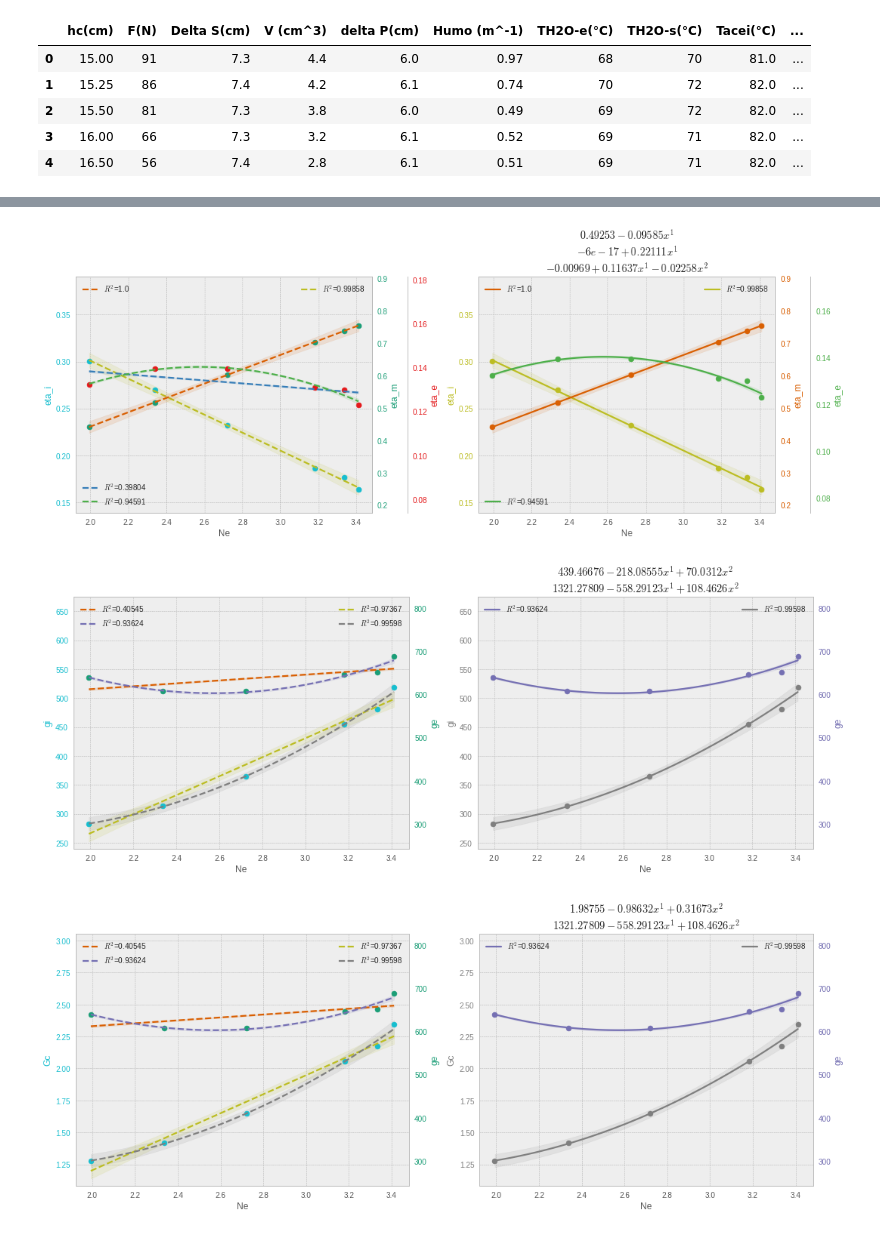
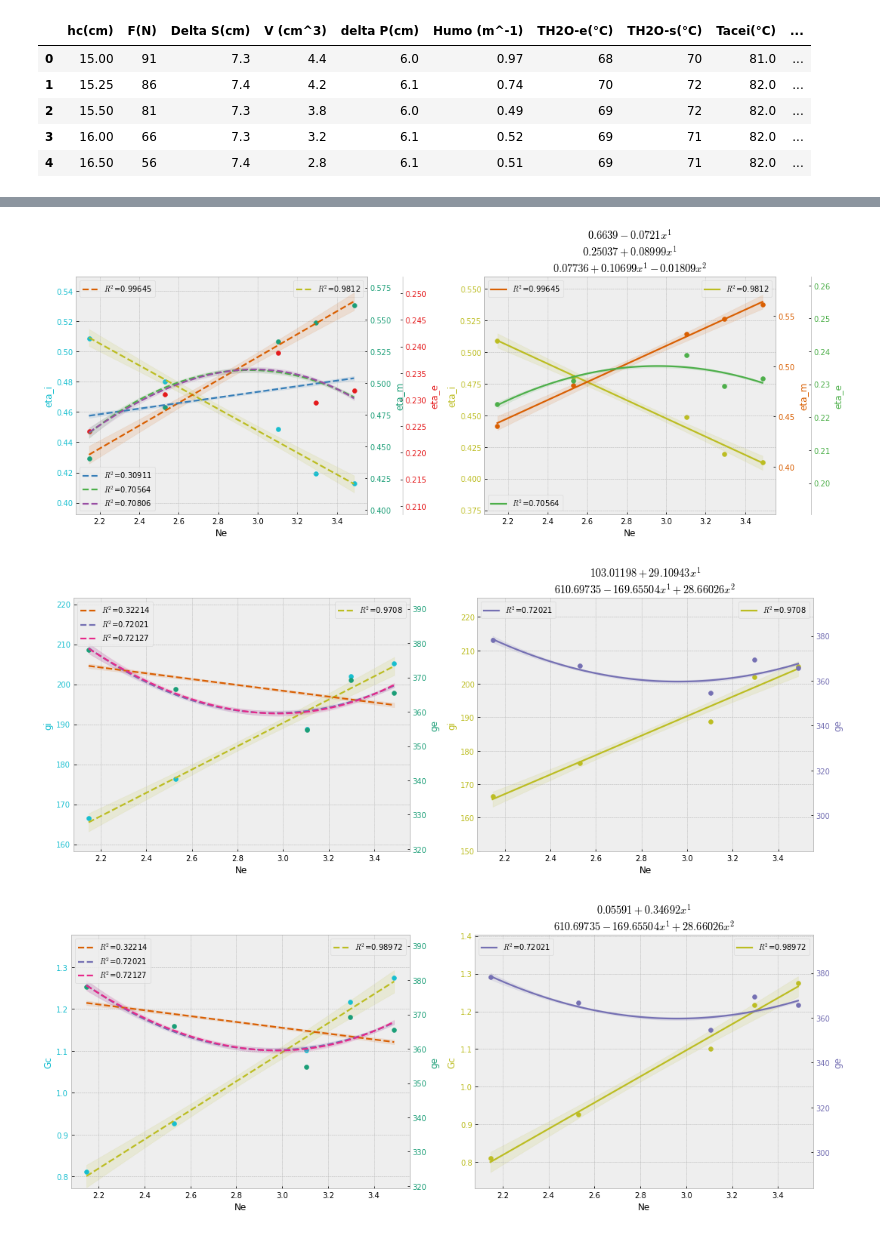
Before and after one commit to HeNeos/Reports-FIM-UNI, a Jupyter notebook: MN136-Motores de Combustion Interna/Laboratorio 4/MCI_LAB4.ipynb, the cells around one changed output, grey strips where cells are left out. Saved outputs shown, nothing was run; the diff lists cells and outputs as text; code cells hidden in the pictures.

```diff
--- a/MN136-Motores de Combustion Interna/Laboratorio 4/MCI_LAB4.ipynb
+++ b/MN136-Motores de Combustion Interna/Laboratorio 4/MCI_LAB4.ipynb
@@ -157,0 +180,11 @@ def multiplot(grades, final_grade, x, y, s_x, s_y, _loc):
+# %%
+b = 0.305 #m
+W0 = 0.118 #kN
+
+df_motoreo = pd.read_csv(dir + 'motoreo.csv')
+df_motoreo['Mm (N.m)'] = b*(W0*1000-df_motoreo['Fdina (N) - Caliente']) #N-m
+df_motoreo['Nm (kW)'] =  (df_motoreo['Mm (N.m)']/1000)*2*np.pi*df_motoreo['n (rpm)']/60 #kW
+
+motoreo_regression = motoreo_plot([1,2], 1, df_motoreo['n (rpm)'], df_motoreo['Fdina (N) - Caliente'], 'n (RPM)', 'F dinamometro (N)')
+#motoreo_regression = motoreo_plot([1,2], 1, df_motoreo['n (rpm)'], df_motoreo['Mm (N.m)'], 'n (RPM)', 'F dinamometro (N)')
+df_motoreo
@@ -318,20 +404,21 @@ df_carga2
 | 3 | 16.00 | 66 | 7.3 | 3.2 | 6.1 | 0.52 | 69 | 71 | 82.0 | ... |
 | 4 | 16.50 | 56 | 7.4 | 2.8 | 6.1 | 0.51 | 69 | 71 | 82.0 | ... |
 # %%
-Fd = df_carga1['F(N)']/1000 #kN
-Mm = b*(W0-Fd) #kN-m
+Fd = df_carga2['F(N)']/1000 #kN
+Mm = b*(W0-1e-3*motoreo_regression(n)) #kN-m
 Nm = Mm*2*np.pi*n/60 #kW
-pm = 120*Nm/(n*df_carga1['V (cm^3)']*0.001) #MPa
+pm = 120*Nm/(n*VH*0.001) #MPa
+
 
 Me = b*Fd #kN-m
 Ne = Me*2*np.pi*n/60 #kW
 
-pe = 120*Ne/(n*df_carga1['V (cm^3)']*0.001) #MPa
+pe = 120*Ne/(n*VH*0.001) #MPa
 pi = pm+pe
 
 Ni = Nm+Ne #kW
 
-Gc = 3.6*df_carga1['V (cm^3)']*rho_c/t #kg/h
+Gc = 3.6*df_carga2['V (cm^3)']*rho_c/t #kg/h
 
 eta_i = 3600*Ni/(Hu*1000*Gc)
 eta_e = 3600*Ne/(Hu*1000*Gc)
@@ -339,3 +426,17 @@ eta_m = Ne/Ni
 
 gi = 1000*Gc/Ni #g/kWh
 ge = 1000*Gc/Ne #g/kWh
+
+
+df_carga2['Me (N.m)'] = Me*1e3
+df_carga2['Ne(kW)'] = Ne
+df_carga2['Mm (N.m)'] = Mm*1e3
+df_carga2['Nm (kW)'] = Nm
+df_carga2['Gc(kg/h)'] = Gc
+df_carga2['Ni (kW)'] = Ni
+df_carga2['eta e (%)'] = eta_e
+df_carga2['eta i (%)'] = eta_i
+df_carga2['eta m (%)'] = eta_m
+df_carga2['ge(g/kW.h)'] = ge
+
+df_carga2
@@ -342,15 +450,15 @@ ge = 1000*Gc/Ne #g/kWh
 # %%
 #gen_plot([[1,2], [1], [1,2,3]], [1, 1, 2], Ne, [eta_i, eta_m, eta_e], 'Ne', ['eta_i', 'eta_m', 'eta_e'])
-multiplot([[1], [1], [1,2]], [1, 1, 2], Ne, [eta_i, eta_m, eta_e], 'Ne', ['eta_i', 'eta_m', 'eta_e'], [1,2,3])
+multiplot([[1], [1], [1,2,3]], [1, 1, 2], Ne, [eta_i, eta_m, eta_e], 'Ne', ['eta_i', 'eta_m', 'eta_e'], [1,2,3])
 # %% [output]
-[figure, old version]
+[figure, new version]
 # %%
 #gen_plot([[1,2], [1,2,3]], [2, 2], Ne, [gi, ge], 'Ne', ['gi', 'ge'])
-multiplot([[1,2], [1,2]], [2, 2], Ne, [gi, ge], 'Ne', ['gi', 'ge'], [1,2])
+multiplot([[1], [1,2,3]], [1, 2], Ne, [gi, ge], 'Ne', ['gi', 'ge'], [1,2])
 # %% [output]
-[figure, old version]
+[figure, new version]
 # %%
 #gen_plot([[1,2], [1,2,3]], [2, 2], Ne, [Gc, ge], 'Ne', ['Gc', 'ge'])
-multiplot([[1,2], [1,2]], [2, 2], Ne, [Gc, ge], 'Ne', ['Gc', 'ge'], [1,2])
+multiplot([[1], [1,2,3]], [1, 2], Ne, [Gc, ge], 'Ne', ['Gc', 'ge'], [1,2])
 # %% [output]
-[figure, old version]
+[figure, new version]
```
Also changed, not shown: parts of 19 cells of this notebook.
